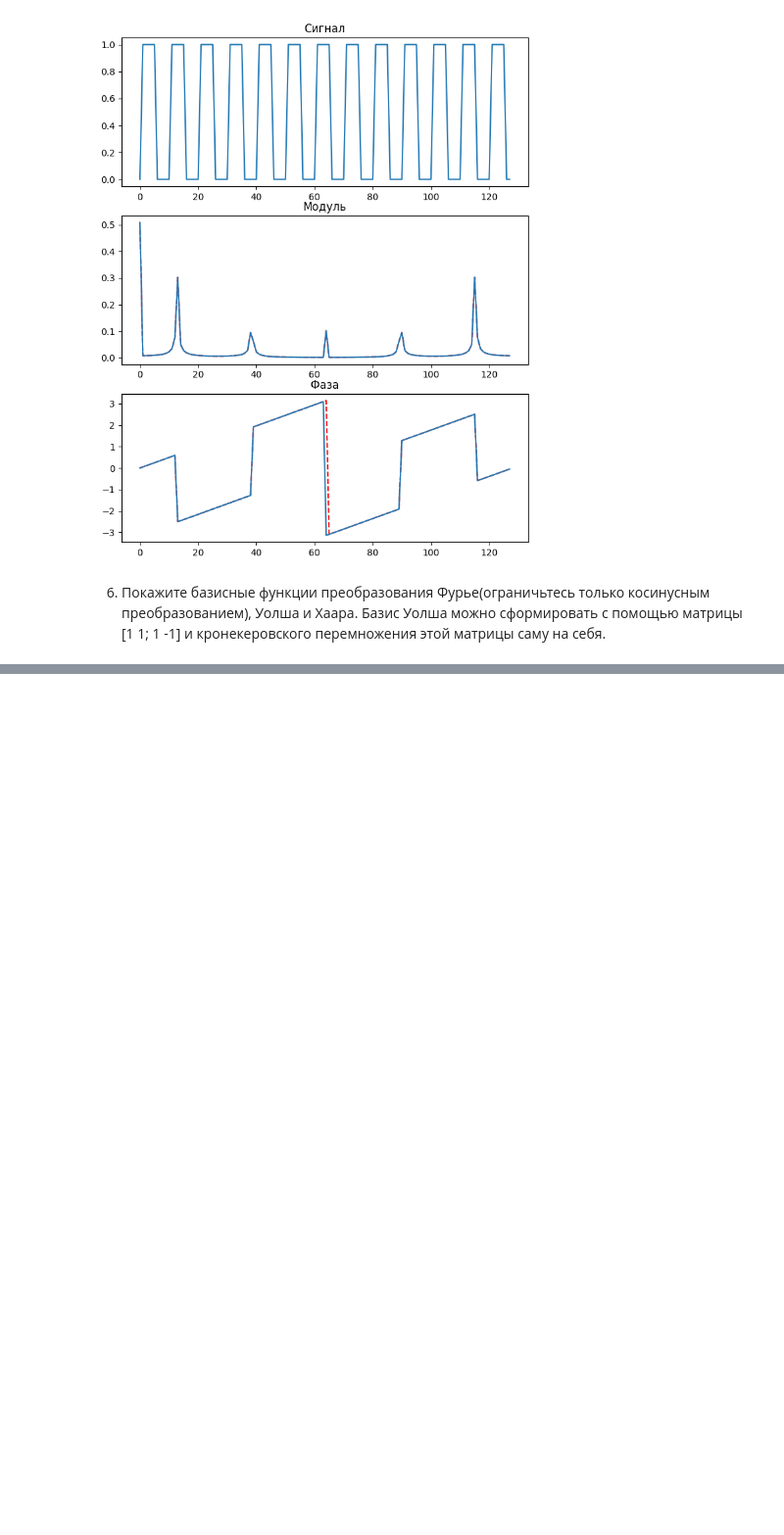
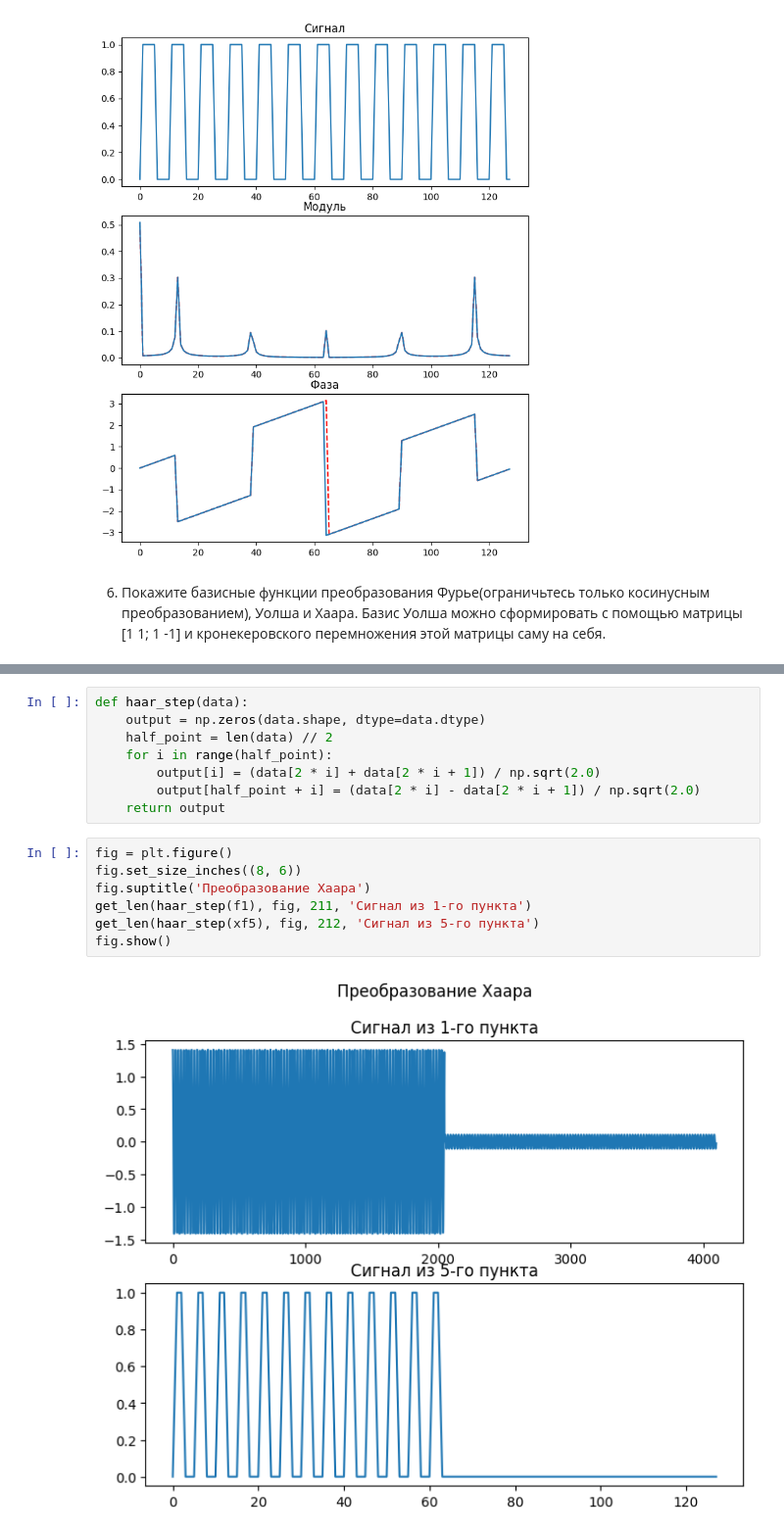
Before and after one commit to Filip-GG/MOTS, a Jupyter notebook: 3/main.ipynb, the cells around one changed output, grey strips where cells are left out. Shown at 98% size. Cells and saved outputs as stored; diff of their text form; blank space fills up the shorter version.

```diff
--- a/3/main.ipynb
+++ b/3/main.ipynb
@@ -272,0 +312,17 @@ haara([1,  1,  1,  1,  1,  1,  1,  1])
+# %%
+def haar_step(data):
+    output = np.zeros(data.shape, dtype=data.dtype)
+    half_point = len(data) // 2
+    for i in range(half_point):
+        output[i] = (data[2 * i] + data[2 * i + 1]) / np.sqrt(2.0)
+        output[half_point + i] = (data[2 * i] - data[2 * i + 1]) / np.sqrt(2.0)
+    return output
+# %%
+fig = plt.figure()
+fig.set_size_inches((8, 6))
+fig.suptitle('Преобразование Хаара')
+get_len(haar_step(f1), fig, 211, 'Сигнал из 1-го пункта')
+get_len(haar_step(xf5), fig, 212, 'Сигнал из 5-го пункта')
+fig.show()
+# %% [output]
+[figure, added]
```
Also changed, not shown: parts of 27 cells of this notebook, 10 other files.
